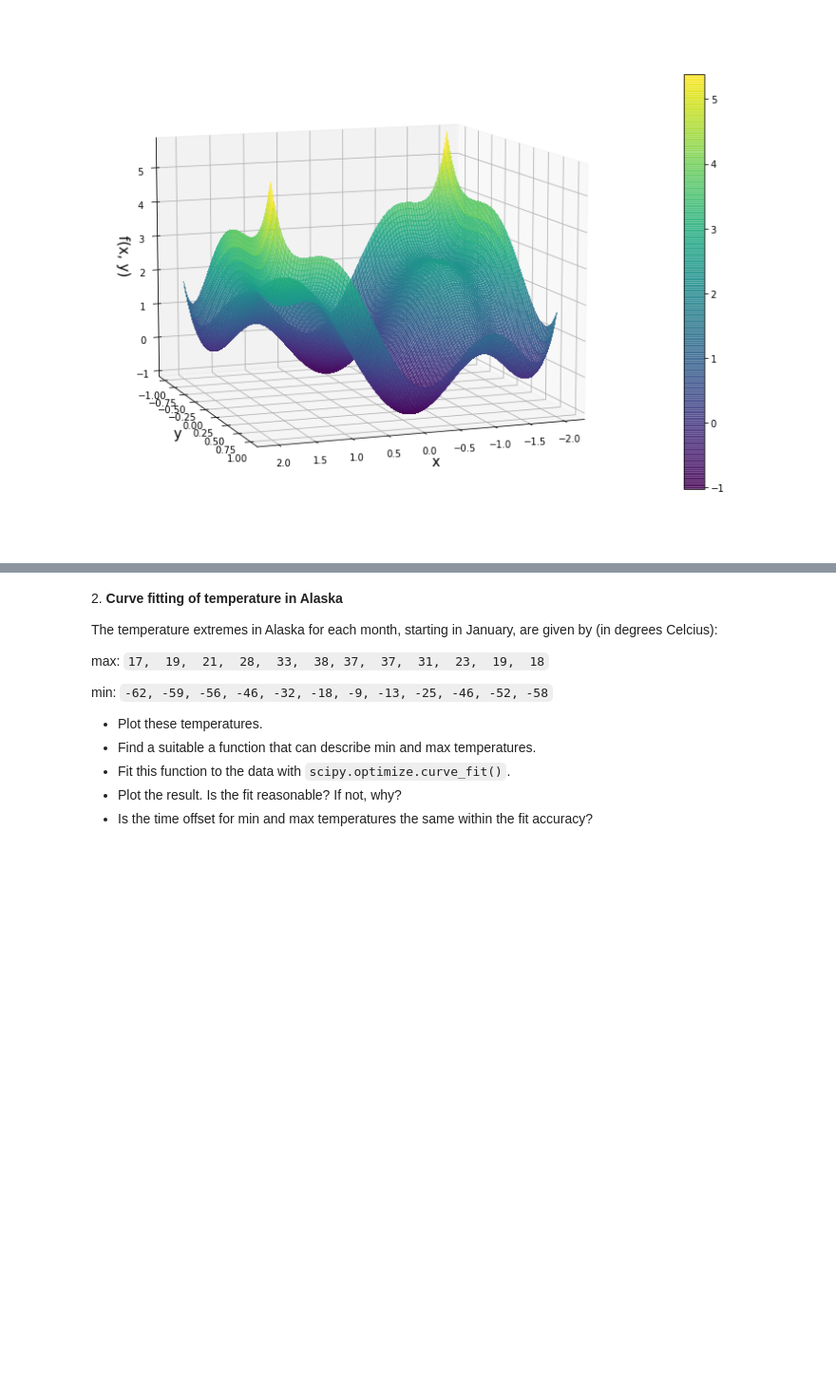
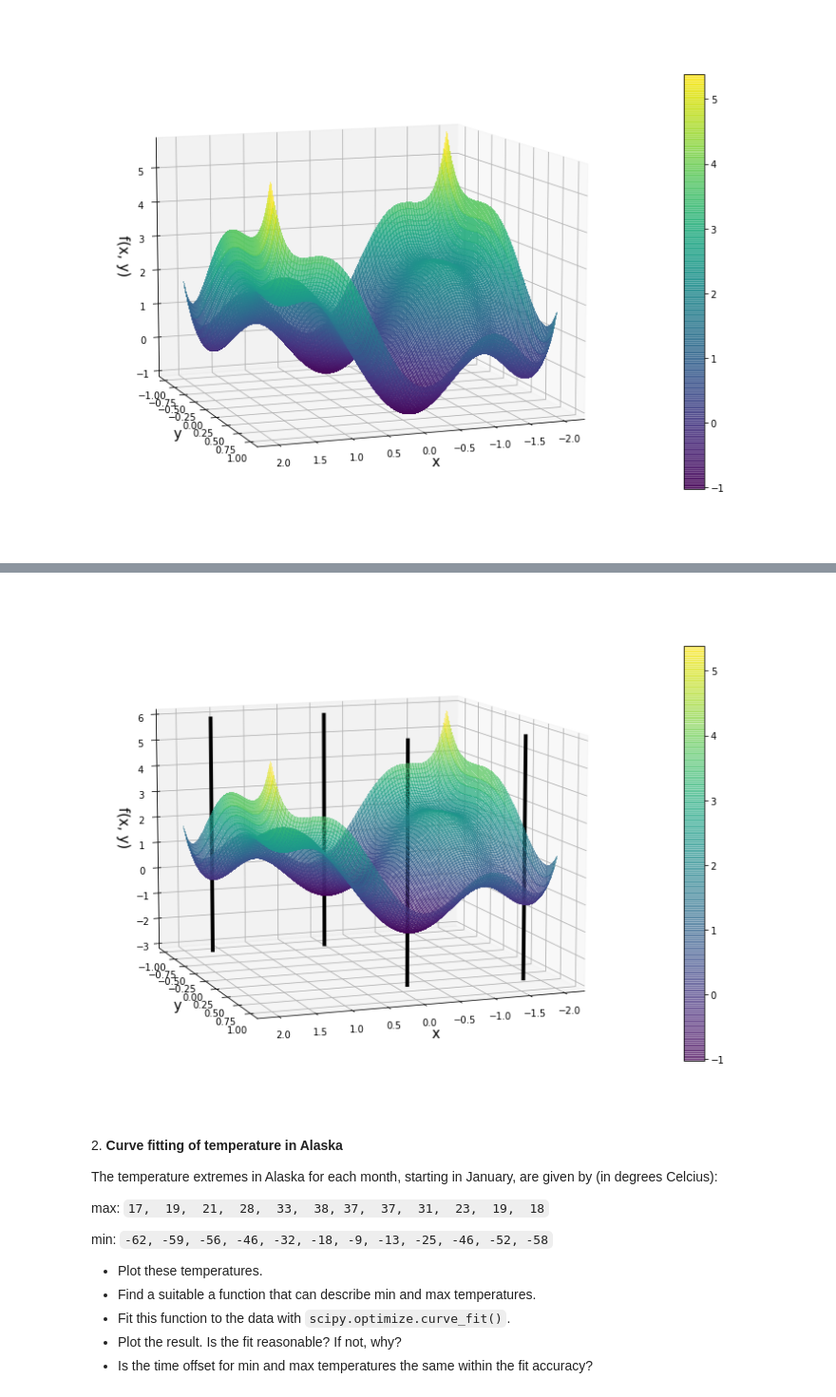
Before and after one commit to tommasoamico/LaboratoryOfComputationalPhysics_Y4, a Jupyter notebook: 08ex_fitting.ipynb, the cells around one changed output, grey strips where cells are left out. Shown at 95% size. Saved outputs shown, nothing was run; the diff lists cells and outputs as text; code cells hidden in the pictures; blank space fills up the shorter version.

```diff
--- a/08ex_fitting.ipynb
+++ b/08ex_fitting.ipynb
@@ -108,3 +126,28 @@ print(solution4)
+# %%
+fig = plt.figure(figsize=(20,8))
+ax = fig.gca(projection='3d')
+d3_plot = ax.plot_surface(x_mesh, y_mesh, f([x_mesh, y_mesh]), rstride=1, cstride=1,
+                       cmap=plt.cm.viridis, linewidth=0, antialiased=False, alpha=0.5)
+ax.set_xlabel('x', fontsize=15)
+ax.set_ylabel('y', fontsize=15)
+ax.set_zlabel('f(x, y)', fontsize=15)
+ax.view_init(10, 70)
+for i in range(len(points_powell[:-1])):
+    solution=sp.optimize.minimize(f,x0=points_powell[i] ,method='Powell')
+    x_s = [solution['x'][0],solution['x'][0]]
+    y_s = [solution['x'][1], solution['x'][1]]
+    z_s = [-3,6]
+    ax.plot(x_s, y_s, z_s, linewidth=4, color='black')
+for i in range(len(points_cg[:-1])):
+    solution=sp.optimize.minimize(f,x0=points_cg[i] ,method='CG')
+    x_s = [solution['x'][0],solution['x'][0]]
+    y_s = [solution['x'][1], solution['x'][1]]
+    z_s = [-3,6]
+    ax.plot(x_s, y_s, z_s, linewidth=4, color='black')
+fig.colorbar(d3_plot, shrink=0.8)
+fig.tight_layout()
+# %% [output]
+[figure, added]
 # %% [markdown]
 2\. **Curve fitting of temperature in Alaska**
 
```
Also changed, not shown: parts of 15 cells of this notebook, 1 other file.
